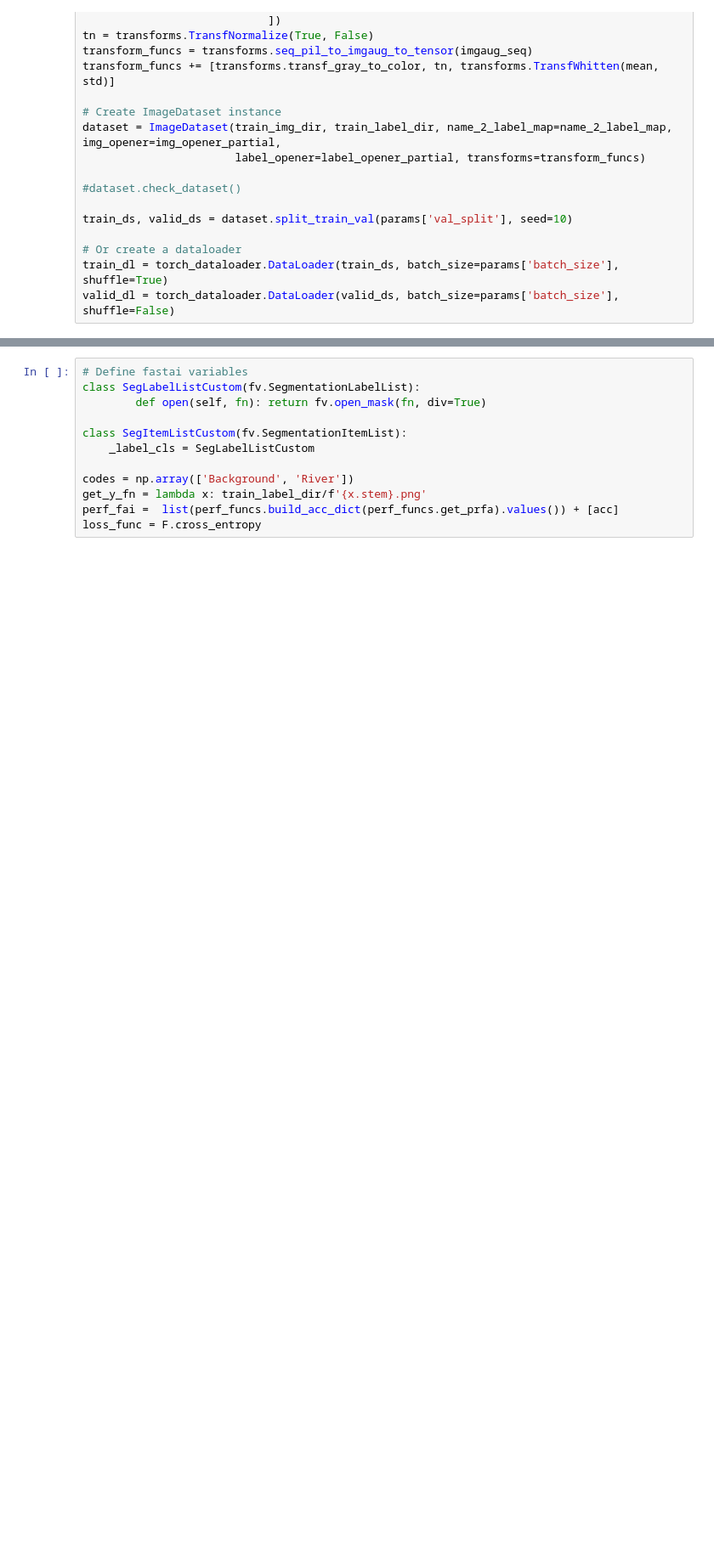
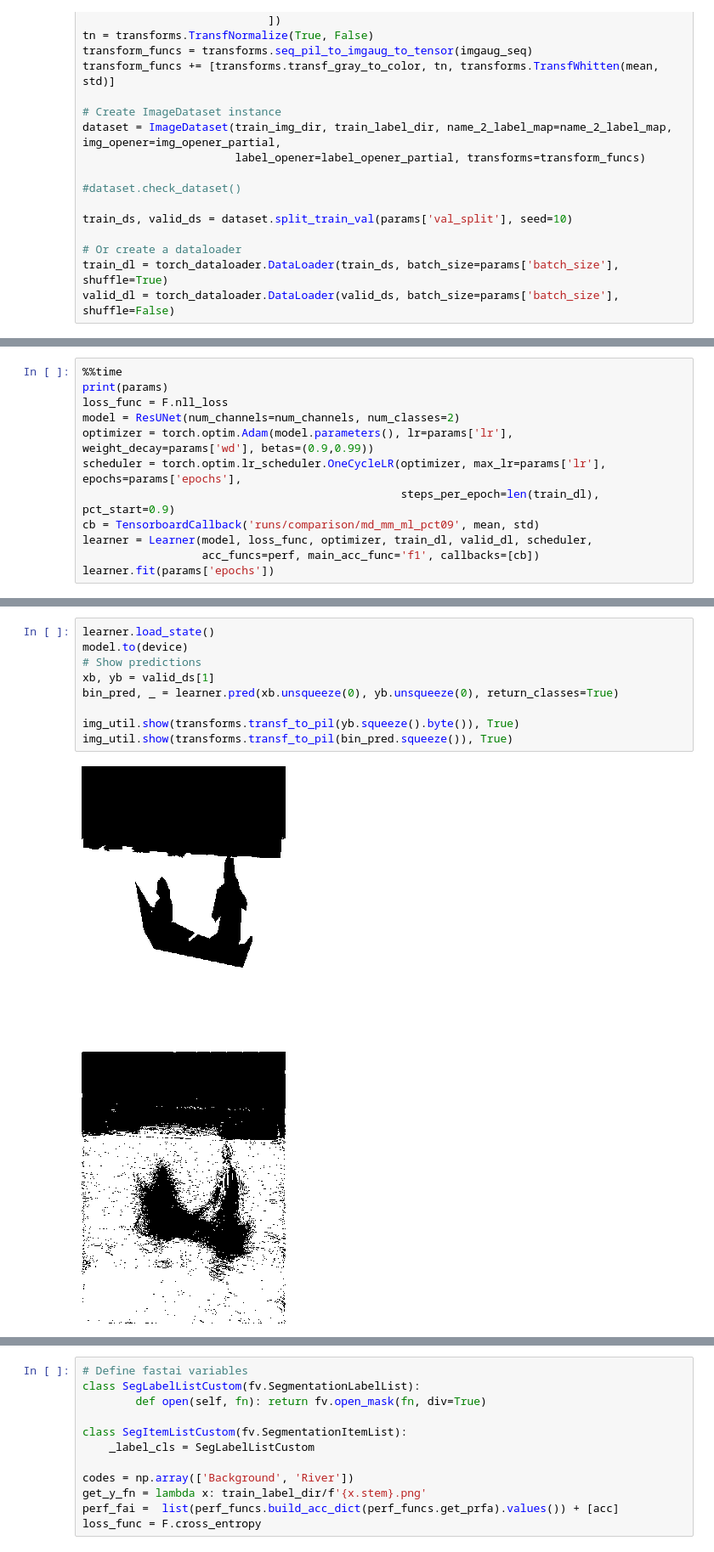
Before and after one commit to chcomin/torchtrainer, a Jupyter notebook: coco/coco Segmentation.ipynb, the cells around one changed output, grey strips where cells are left out. Shown at 85% size. Drawn from its saved outputs; the diff is of its cells as text; blank space fills up the shorter version.

```diff
--- a/coco/coco Segmentation.ipynb
+++ b/coco/coco Segmentation.ipynb
@@ -268,0 +224,12 @@ Wall time: 20min 10s
+# %%
+%%time
+print(params)
+loss_func = F.nll_loss
+model = ResUNet(num_channels=num_channels, num_classes=2)
+optimizer = torch.optim.Adam(model.parameters(), lr=params['lr'], weight_decay=params['wd'], betas=(0.9,0.99))
+scheduler = torch.optim.lr_scheduler.OneCycleLR(optimizer, max_lr=params['lr'], epochs=params['epochs'],
+                                                steps_per_epoch=len(train_dl), pct_start=0.9)
+cb = TensorboardCallback('runs/comparison/md_mm_ml_pct09', mean, std)
+learner = Learner(model, loss_func, optimizer, train_dl, valid_dl, scheduler,
+                  acc_funcs=perf, main_acc_func='f1', callbacks=[cb])
+learner.fit(params['epochs'])
@@ -268,0 +241,12 @@ Wall time: 20min 10s
+# %%
+learner.load_state()
+model.to(device)
+# Show predictions
+xb, yb = valid_ds[1]
+bin_pred, _ = learner.pred(xb.unsqueeze(0), yb.unsqueeze(0), return_classes=True)
+
+img_util.show(transforms.transf_to_pil(yb.squeeze().byte()), True)
+img_util.show(transforms.transf_to_pil(bin_pred.squeeze()), True)
+# %% [output]
+[figure, added]
+[figure, added]
```
Also changed, not shown: parts of 45 cells of this notebook, 3 other files.
